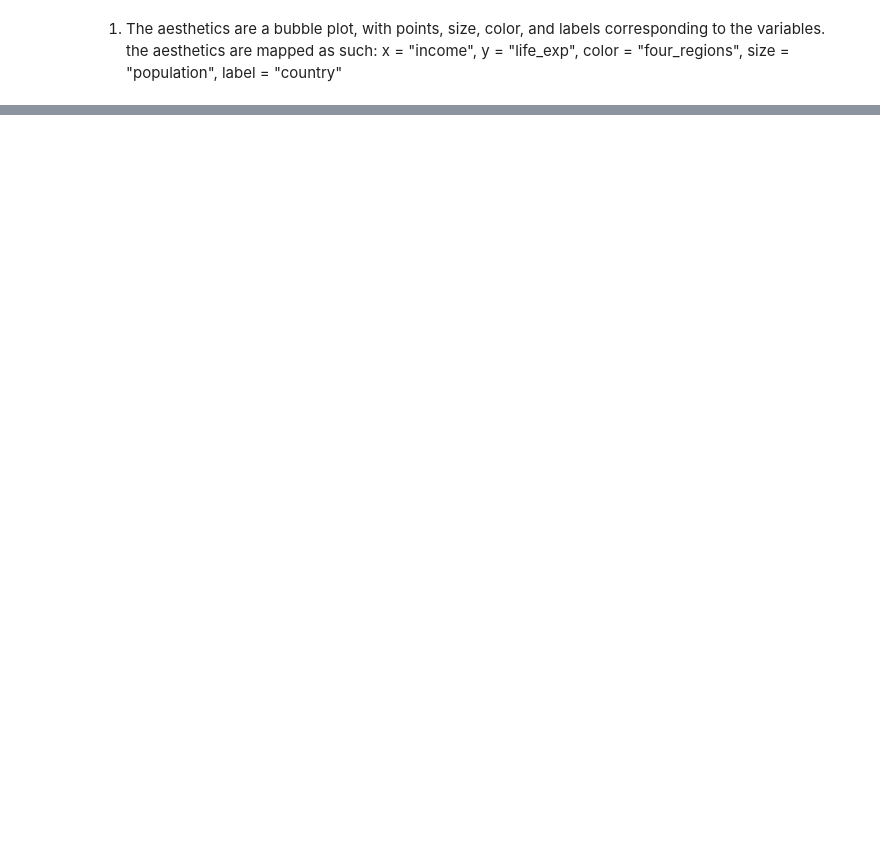
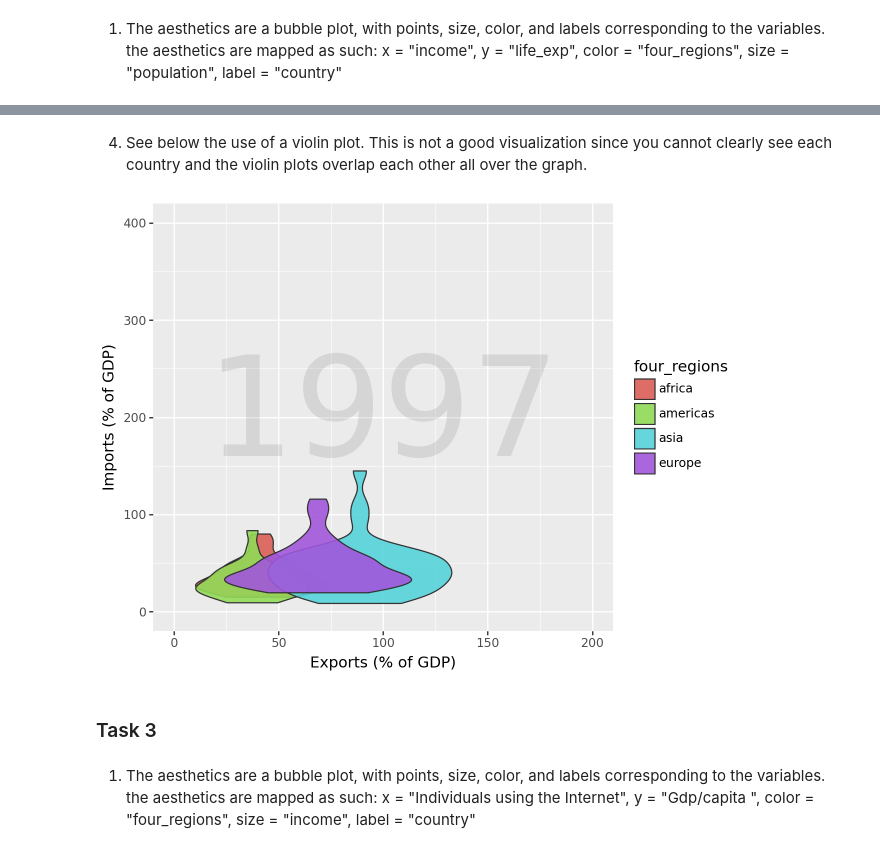
Before and after one commit to hblinken/GSB-544, a Jupyter notebook: Lab_1.ipynb, the cells around one changed output, grey strips where cells are left out. Drawn from its saved outputs; the diff is of its cells as text; code cells hidden in the pictures; blank space fills up the shorter version.

```diff
--- a/Lab_1.ipynb
+++ b/Lab_1.ipynb
@@ -100,0 +130,33 @@ x_breaks = [2000, 4000, 6000, 8000, 16000, 32000, 65000]
+# %% [markdown]
+4. See below the use of a violin plot. This is not a good visualization since you cannot clearly see each country and the violin plots overlap each other all over the graph.
+# %%
+year = "1997"
+(ggplot(q2_data_clean,
+aes(
+  x = "exports",
+  y = "imports",
+  fill = "four_regions",
+  size = "energy",
+  label = "country"
+))
++ geom_violin(alpha = 0.9)
+#+ geom_text(ha='left', va='bottom')
++ labs(x="Exports (% of GDP)", y="Imports (% of GDP)")
++ xlim(0,200)
++ ylim(0, 400)
+#+ scale_size(range=(2,20))
+#+ scale_x_log10()
++ annotate('text', x=100, y=200, label=str(year), size=100, alpha=0.2, color='gray')
+)
+# %% [output]
+[figure, added]
+# %% [markdown]
+### Task 3
+# %% [markdown]
+1. The aesthetics are a bubble plot, with points, size, color, and labels corresponding to the variables.
+the aesthetics are mapped as such:
+  x = "Individuals using the Internet",
+  y = "Gdp/capita ",
+  color = "four_regions",
+  size = "income",
+  label = "country"
```
Also changed, not shown: parts of 20 cells of this notebook, 14 other files.
